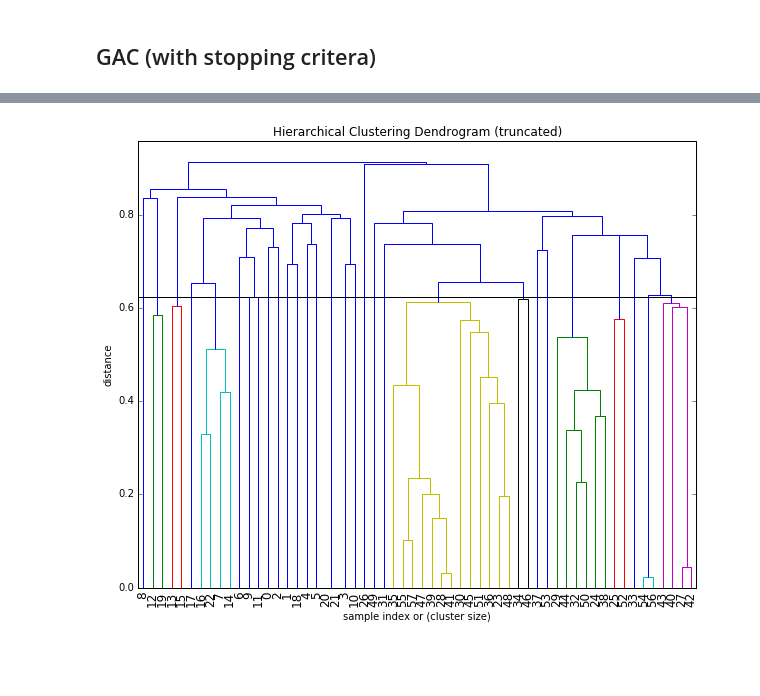
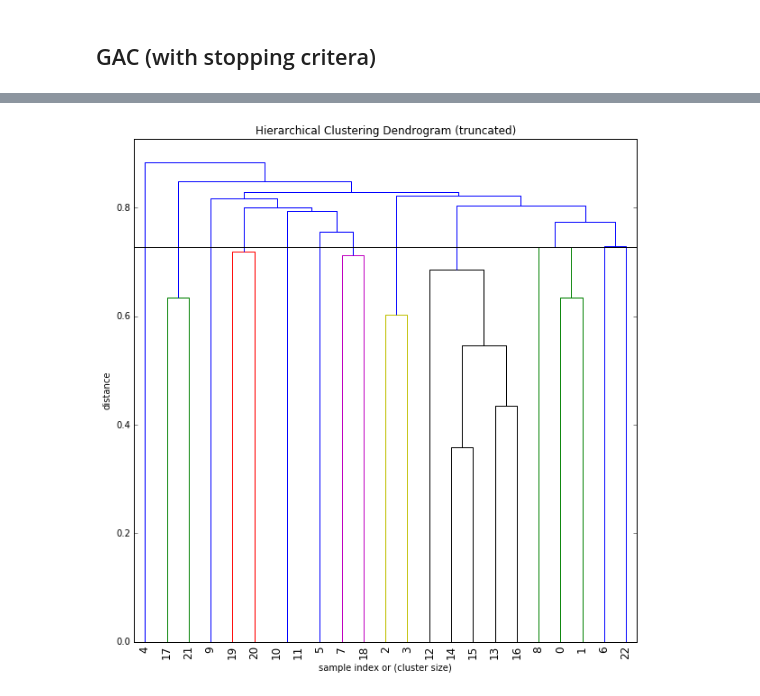
Before and after one commit to densekernel/EDEN, a Jupyter notebook: notebooks/GAC.ipynb, the cells around one changed output, grey strips where cells are left out. Drawn from its saved outputs; the diff is of its cells as text; code cells hidden in the pictures; blank space fills up the shorter version.

```diff
--- a/notebooks/GAC.ipynb
+++ b/notebooks/GAC.ipynb
@@ -102,7 +146,8 @@ d = [{"id": doc["_id"],
   "content": doc["_source"]["content"],
   "entities": format_entities(doc["_source"]["normalised-entities"])} for doc in data]
 
+df_story = pd.DataFrame(d)
 
-
-
-df_story = pd.DataFrame(d)
+df_story['first-published-epoch'] = df_story['first-published'].apply(lambda x : int(datetime.strptime(x, "%Y-%m-%dT%H:%M:%SZ").strftime("%s")))
+df_story = df_story.sort_values(by='first-published-epoch')
+df_story = df_story.reset_index(drop=True)
@@ -205,8 +164,0 @@ estimate_bandwidth(vsm_arr, n_samples=200)
-# %%
-vsm_series = df_story['vsm']
-
-vsm_arr = np.zeros((vsm_series.shape[0], vsm_series[0].shape[0]))
-for i, r in enumerate(vsm_series):
-    vsm_arr[i] = r
-
-estimate_bandwidth(vsm_arr, n_samples=200)
@@ -265,2 +175,0 @@ import numpy as np
-# %%
-Z = linkage(vsm_arr, method='average', metric='cosine')
@@ -325,0 +372,9 @@ n_clus:  29
+# %%
+Z = get_linkage_matrix(recon_vsm(df_story['vsm']))
+n_clus = get_cluster_size(vsm, Z)
+clusters = fcluster(Z, n_clus, criterion='maxclust')
+df_story['cluster'] = clusters
+[cluster_order_dict, cluster_order_list] = get_cluster_order(Z)
+print len(df_story)
+df_update = df_story.groupby('cluster').apply(build_centroids).reset_index(drop=True)
+print len(df_update)
@@ -326,16 +415,19 @@ n_clus:  29
 # %%
+plt.figure(figsize=(10,10))
+
 ddata = fancy_dendrogram(
     Z,
+#     labels = df_story.index,
     truncate_mode='lastp',
     p=58,
     leaf_rotation=90.,
     leaf_font_size=12.,
     show_contracted=True,
     annotate_above=10,
-    max_d = 0.62337 # useful in small plots so annotations don't overlap
+    max_d = 0.7284 # useful in small plots so annotations don't overlap
 )
 # %% [output]
-[figure, old version]
+[figure, new version]
 # %%
 
 last = Z[-10:, 2]
```
Also changed, not shown: parts of 50 cells of this notebook, 4 other files.
